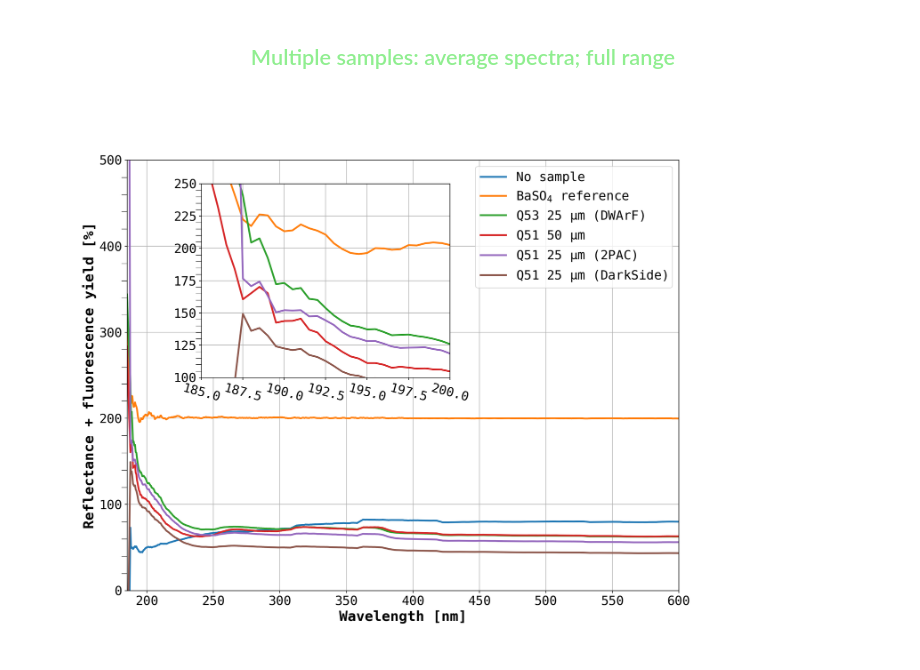
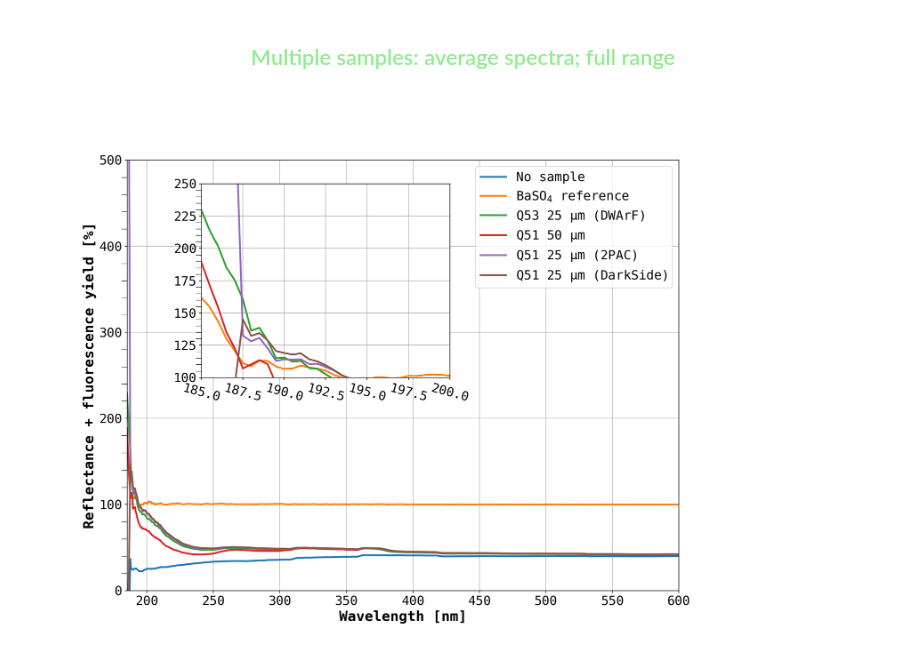
Before and after one commit to sarthchoudhary/ArGCAT, a Jupyter notebook: notebooks/plot_spectrophotometry.ipynb, the cells around one changed output. Cells and saved outputs as stored; diff of their text form; code cells hidden in the pictures.

```diff
--- a/notebooks/plot_spectrophotometry.ipynb
+++ b/notebooks/plot_spectrophotometry.ipynb
@@ -1087,27 +1087,23 @@ Centre standard error of the mean: 1.382
 # %%
 # spec_data = np.zeros(datafile.shape[0])
 spec_data = datafile.copy() # temp
 # spec_data.loc[:, 'R'] = 0
 plt.close(fig9)
 
 filename_pattern_ls = ['no_sample_*.txt', 'reference_BaSO4_*.txt', 'PEN_Q53_UZH_*.txt', 'PEN_Q51_50um_*.txt', 'pen_teonex_Q51_old*.txt', 'pen_argset_*.txt']#'pen_argset_A_centre_front.txt']
 wls_label_ls = ['No sample', 'BaSO$_{4}$ reference', 'Q53 25 $\\mu$m (DWArF)', 'Q51 50 $\\mu$m', 'Q51 25 $\\mu$m (2PAC)', 'Q51 25 $\\mu$m (DarkSide)']
 colour_ls = ['C0', 'C1', 'C2', 'C3', 'C4', 'C5']
-# del fig9, ax9, ax_inset9
 fig9, ax9, ax_inset9 = create_fig_with_inset(2)
-#####
+
 for index_file, filename_pattern in enumerate(filename_pattern_ls):
     datafile_path_ls = glob(path.join(data_dir, filename_pattern))
     spec_data.loc[:, 'R'] = 0
     for index_d, datafile_path in enumerate(datafile_path_ls):
         datafile = pd.read_csv(datafile_path, delimiter="\t", decimal=",", skiprows=[0,1], names=['wavelength', 'R'])
-        # spec_data['R'] += datafile['R']
         spec_data.loc[:, 'R'] += datafile.loc[:, 'R']
-#####
-#
         # add_line(fig9, ax9, ax_inset9, datafile, wls_label_ls[index_file], colorstr=colour_ls[index_file])
-    spec_data.loc[:, 'R'] = spec_data.loc[:, 'R']/index_d#/cntr
+    spec_data.loc[:, 'R'] = spec_data.loc[:, 'R']/(index_d+1)#/cntr
     add_line(fig9, ax9, ax_inset9, spec_data, wls_label_ls[index_file], colorstr=colour_ls[index_file])
 # %% [output]
-[figure, old version]
+[figure, new version]
 # %%
```
Also changed, not shown: parts of 3 cells of this notebook.
